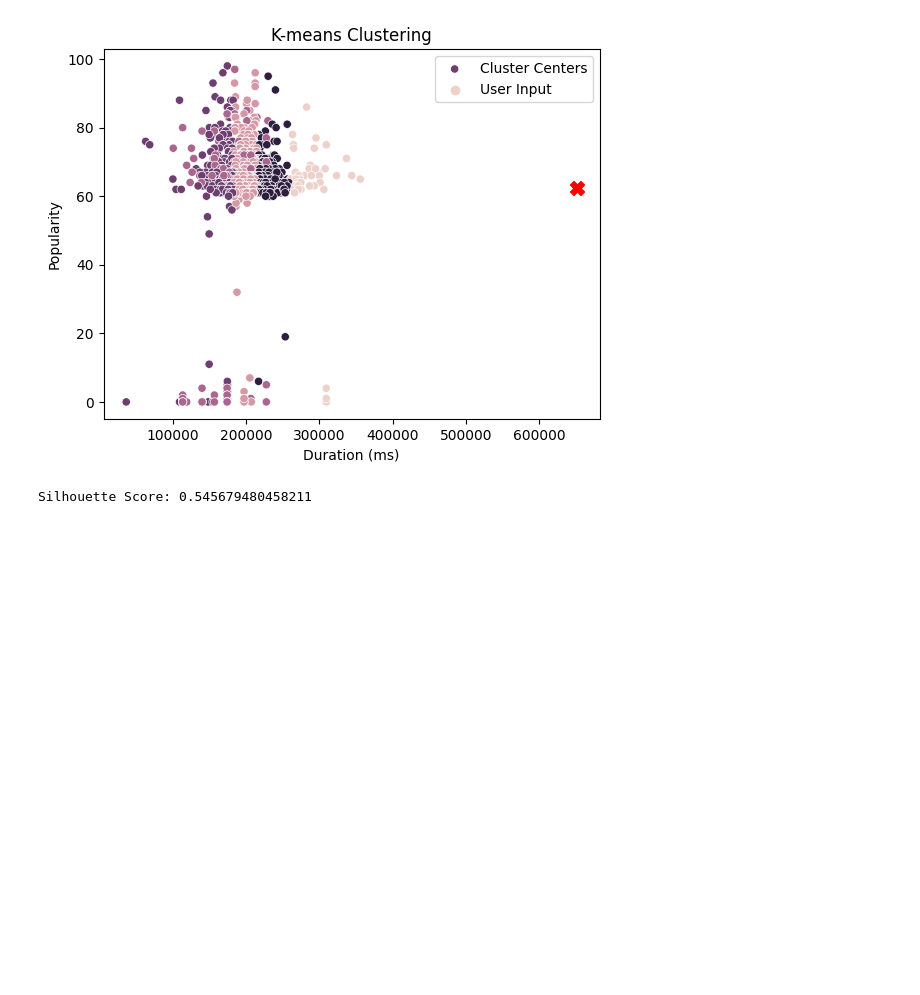
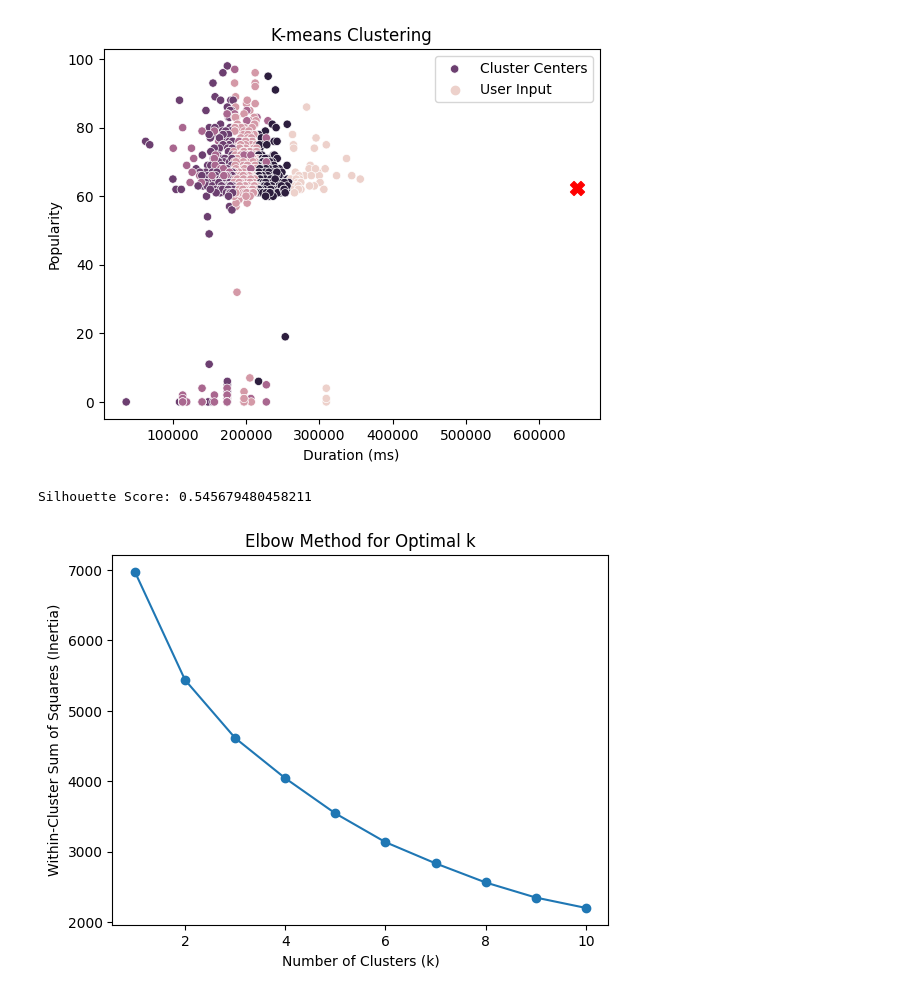
Before and after one commit to AryanRana07/Song-Popularity-Predictor, a Jupyter notebook: Unsupervised.ipynb, the cells around one changed output. Saved outputs shown, nothing was run; the diff lists cells and outputs as text; code cells hidden in the pictures; blank space fills up the shorter version.

Commit message:
Elbow Method for optimal clusters

```diff
--- a/Unsupervised.ipynb
+++ b/Unsupervised.ipynb
@@ -83,3 +83,49 @@ silhouette_avg = silhouette_score(X, kpop_top1000_tracks['cluster'])
 print("Silhouette Score:", silhouette_avg)
 # %% [output]
 Silhouette Score: 0.545679480458211
+# %%
+
+# Read the dataset
+kpop_top1000_tracks = pd.read_csv("kpop_top1000_tracks.csv")
+
+# Drop unnecessary columns (e.g., song_name, album_name, etc.)
+kpop_top1000_tracks = kpop_top1000_tracks.drop(['song_name', 'album_name', 'album_link', 'artist_name', 'song_link'], axis=1)
+
+# Convert categorical data to numerical using label encoding (explicit column)
+label_encoder = LabelEncoder()
+kpop_top1000_tracks['explicit'] = label_encoder.fit_transform(kpop_top1000_tracks['explicit'])
+
+# Convert the 'release_date' column to a datetime object for further processing
+kpop_top1000_tracks['release_date'] = pd.to_datetime(kpop_top1000_tracks['release_date'], errors='coerce')
+
+# Drop rows with invalid dates (NaT)
+kpop_top1000_tracks = kpop_top1000_tracks.dropna(subset=['release_date'])
+
+# Extract the year, month, and day of the week from the 'release_date' column
+kpop_top1000_tracks['release_year'] = kpop_top1000_tracks['release_date'].dt.year
+kpop_top1000_tracks['release_month'] = kpop_top1000_tracks['release_date'].dt.month
+kpop_top1000_tracks['release_dayofweek'] = kpop_top1000_tracks['release_date'].dt.dayofweek
+
+# Drop the original 'release_date' column
+kpop_top1000_tracks = kpop_top1000_tracks.drop('release_date', axis=1)
+
+# Standardize the numerical features for better model performance
+scaler = StandardScaler()
+X = scaler.fit_transform(kpop_top1000_tracks)
+
+# Determine the optimal number of clusters using the Elbow Method
+inertia = []
+k_values = range(1, 11)  # Try different values of k from 1 to 10
+for k in k_values:
+    kmeans = KMeans(n_clusters=k, random_state=42)
+    kmeans.fit(X)
+    inertia.append(kmeans.inertia_)
+
+# Plot the Elbow Method
+plt.plot(k_values, inertia, marker='o')
+plt.xlabel('Number of Clusters (k)')
+plt.ylabel('Within-Cluster Sum of Squares (Inertia)')
+plt.title('Elbow Method for Optimal k')
+plt.show()
+# %% [output]
+[figure, added]
```
